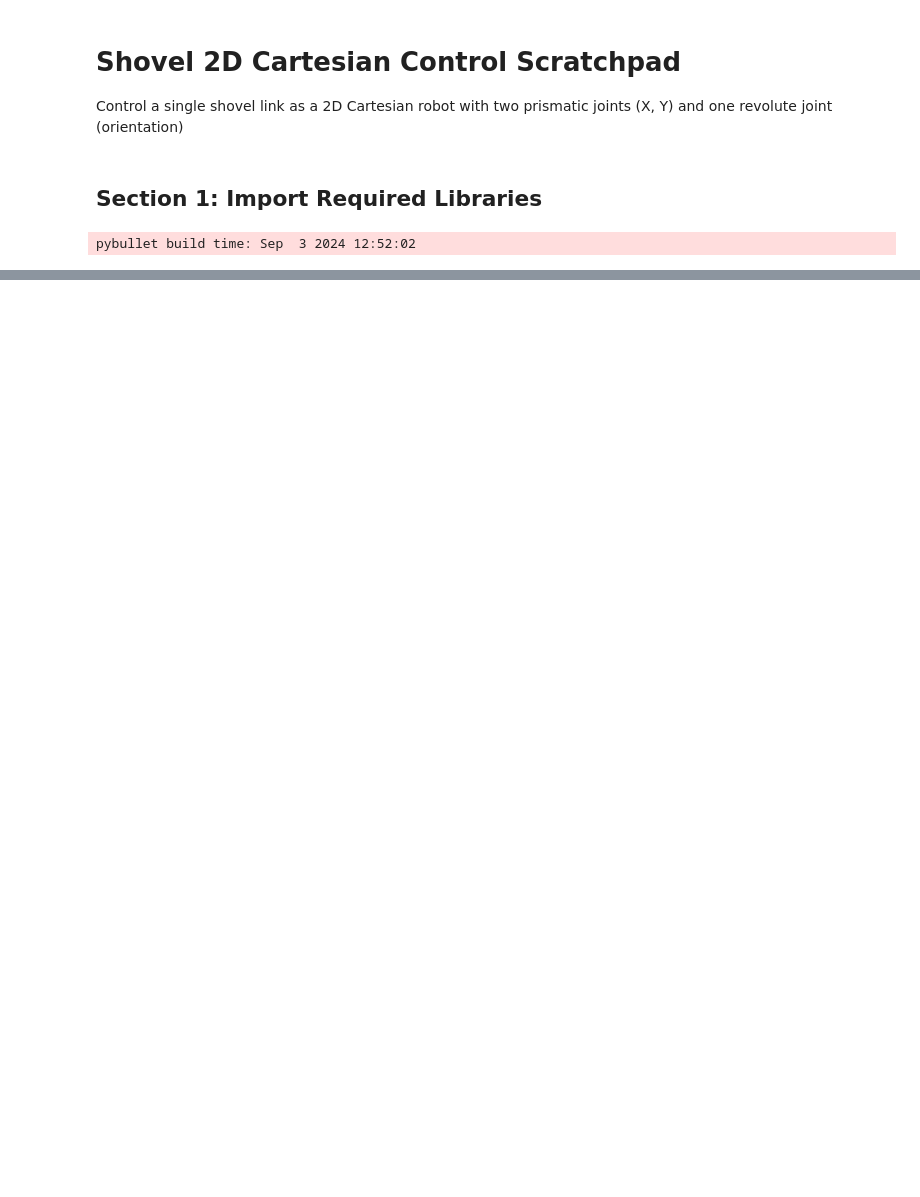
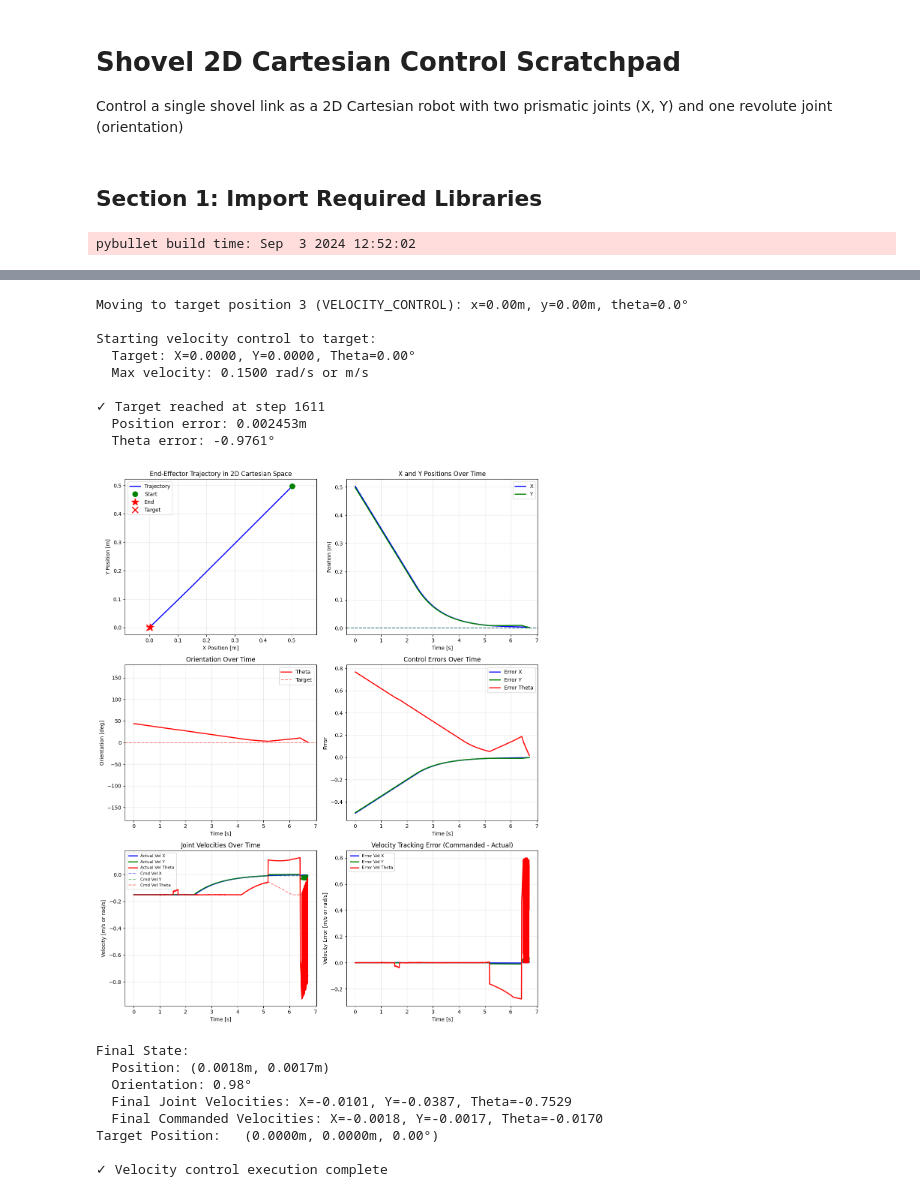
Before and after one commit to CearLab/earth_moving, a Jupyter notebook: earth_moving/clutter/shovel/scratchpad_shovel_command.ipynb, the cells around one changed output, grey strips where cells are left out. Saved outputs shown, nothing was run; the diff lists cells and outputs as text; code cells hidden in the pictures; blank space fills up the shorter version.

Commit message:
feat: working velocity control

```diff
--- a/earth_moving/clutter/shovel/scratchpad_shovel_command.ipynb
+++ b/earth_moving/clutter/shovel/scratchpad_shovel_command.ipynb
@@ -324,11 +115,18 @@ Test Positions (x [m], y [m], theta [rad]):
 # %%
 # Execute movement to a target position
-target_idx = 2  # Change this to test different positions (0, 1, 2, 3)
+target_idx = 0
 target = test_positions[target_idx]
 
-print(f"\nMoving to target position: x={target[0]:.2f}, y={target[1]:.2f}, theta={np.degrees(target[2]):.1f} deg")
+print(f"Moving to target position {target_idx + 1}: x={target[0]:.2f}m, y={target[1]:.2f}m, theta={np.degrees(target[2]):.1f}°\n")
 
-# Execute control
-trajectory, errors = apply_cartesian_control(target[0], target[1], target[2], max_iters=1000)
+trajectory, errors, joint_velocities, target_velocities = controller.apply_cartesian_control_sequential(
+    target[0], target[1], target[2],
+    max_force=100,
+    max_velocity=0.01,
+    total_steps=200
+)
 
-print(f"\nTrajectory executed: {len(trajectory)} steps")
+# Plot results with joint velocities and target velocities
+controller.plot_trajectory_results(trajectory, errors, target, joint_velocities, target_velocities)
+
+print(f"\n✓ Control execution complete")
@@ -408,0 +136,38 @@ Final State:
+# %%
+# Test velocity control mode (tracks position while enforcing strict velocity limits)
+target_idx = 2
+target = test_positions[target_idx]
+
+print(f"Moving to target position {target_idx + 1} (VELOCITY_CONTROL): x={target[0]:.2f}m, y={target[1]:.2f}m, theta={np.degrees(target[2]):.1f}°\n")
+
+trajectory_vel, errors_vel, joint_velocities_vel, commanded_velocities_vel = controller.apply_cartesian_control_velocity_mode(
+    target[0], target[1], target[2],
+    max_velocity=0.15,
+    max_force=1000,
+    tolerance=0.01,
+    max_steps=5000
+)
+
+# Plot results - shows actual vs commanded velocities
+controller.plot_trajectory_results(trajectory_vel, errors_vel, target, joint_velocities_vel, commanded_velocities_vel, mode='velocity')
+
+print(f"\n✓ Velocity control execution complete")
+# %% [output]
+Moving to target position 3 (VELOCITY_CONTROL): x=0.00m, y=0.00m, theta=0.0°
+
+Starting velocity control to target:
+  Target: X=0.0000, Y=0.0000, Theta=0.00°
+  Max velocity: 0.1500 rad/s or m/s
+
+✓ Target reached at step 1611
+  Position error: 0.002453m
+  Theta error: -0.9761°
+[figure, added]
+Final State:
+  Position: (0.0018m, 0.0017m)
+  Orientation: 0.98°
+  Final Joint Velocities: X=-0.0101, Y=-0.0387, Theta=-0.7529
+  Final Commanded Velocities: X=-0.0018, Y=-0.0017, Theta=-0.0170
+Target Position:   (0.0000m, 0.0000m, 0.00°)
+
+✓ Velocity control execution complete
```
Also changed, not shown: parts of 18 cells of this notebook, 8 other files.
